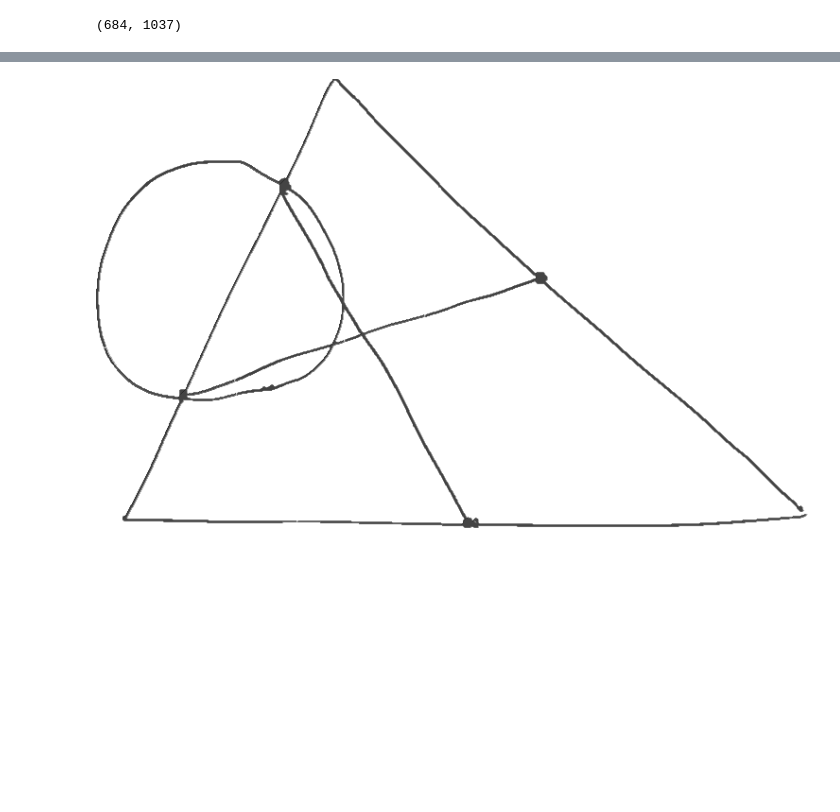
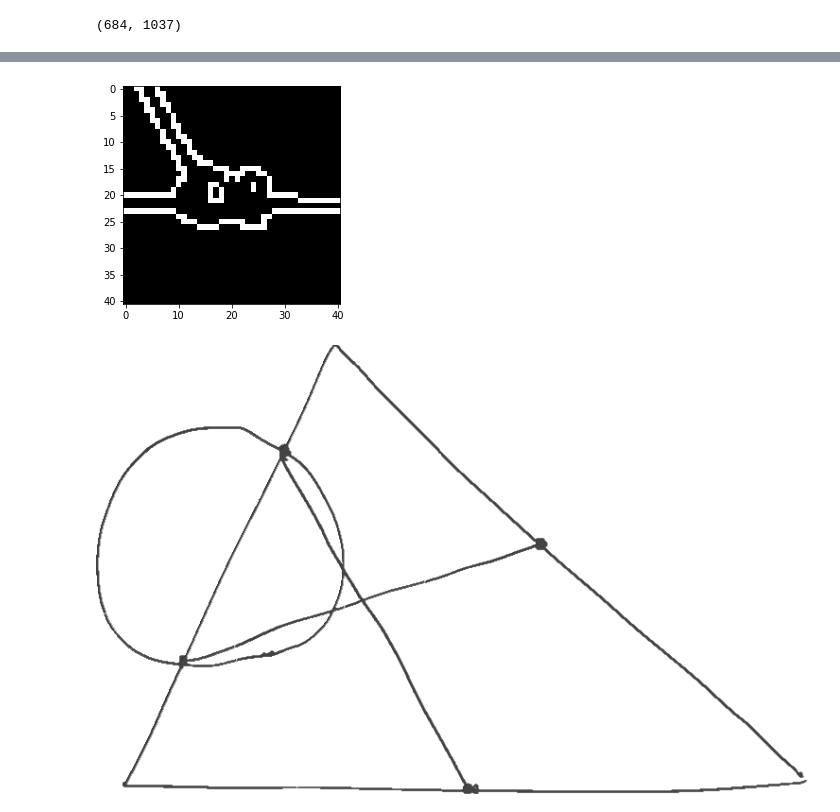
Before and after one commit to coderrg/Apollonius, a Jupyter notebook: development.ipynb, the cells around one changed output, grey strips where cells are left out. Saved outputs shown, nothing was run; the diff lists cells and outputs as text; code cells hidden in the pictures; blank space fills up the shorter version.

```diff
--- a/development.ipynb
+++ b/development.ipynb
@@ -70,3 +68,18 @@ new_array = np.array(edges)
  [0. 0. 0. 0. 0. 0. 0. 0. 0. 1. 0. 0. 1. 1. 0.]
  [0. 0. 0. 0. 0. 0. 0. 0. 0. 1. 1. 0. 0. 1. 1.]
  [0. 0. 0. 0. 0. 0. 0. 0. 0. 0. 1. 1. 0. 0. 1.]]
+# %%
+# Threshold Image
+def thresholdImage(image, threshold):
+    for i in range(len(image)):
+        for j in range(len(image[i])):
+            image[i][j] = int(image[i][j] <= threshold)
+    return image
+
+img = thresholdImage(img, threshold)
+print(img[320:340, 360:380])
+for i in range(len(img)):
+    for j in range(len(img[i])):
+        img[i][j] = (255 * img[i][j])
+
+cv2.imwrite('tests/houghcircles001.jpg',img)
@@ -141,51 +176,74 @@ def line_width(filename, row, col):
     image = cv2.imread(filename, 0)
     edges = cv2.Canny(image, 100, 200)
     image = minmaxScaler(image)
+    image = thresholdImage(image, threshold)
     edges = minmaxScaler(edges)
-    print_img = 100 * image
-    for i in range(len(print_img)):
-        for j in range(len(print_img[i])):
-            print_img[i][j] = int(print_img[i][j])
-    print_img = print_img * 0.01
-    print(1 - print_img[row - 5: row + 6, col - 5: col + 6])
-    print(edges[row - 1: row + 2, col - 1: col + 2])
-    print(edges[row - 10: row + 11, col - 10: col + 11])
+
+#     print(print_img[row - 5: row + 6, col - 5: col + 6])
+#     print(edges[row - 1: row + 2, col - 1: col + 2])
+#     print(edges[row - 10: row + 11, col - 10: col + 11])
 #     print(np.array(edges).shape)
     if not edges[row][col]:
         return -1
-    max_width = min(rows, cols)
+    max_width = max(rows, cols)
 #     directions = [0 for i in range(4)]
     initial_loc = [-1 for i in range(4)]
     directions_stage = [0 for i in range(4)]
-    final_widths = [max_width for i in range(4)]
+    final_widths = [2 * max_width for i in range(4)]
     for r in range(max_width):
-        print(directions_stage)
         for i in [-1, 1]:
             if row + r * i >= 0 and row + r * i < rows:
                 if edges[row + r * i][col]:
                     if directions_stage[i+1] == 0 or directions_stage[i+1] == 2:
                         directions_stage[i+1] += 1
-                elif image[row + r * i][col] <= threshold:
-                    if directions_stage[i+1] == 1 or directions_stage[i+1] == 3:
+                elif image[row + r * i][col]:
+#                 elif image[row + r * i][col] <= threshold:
+                    if directions_stage[i+1] == 1:
+                        directions_stage[i+1] += 1
+                else:
+                    if directions_stage[i+1] == 3:
                         directions_stage[i+1] += 1
             if col + r * i >= 0 and col + r * i < cols:
                 if edges[row][col + r * i]:
                     if directions_stage[i+2] == 0 or directions_stage[i+2] == 2:
                         directions_stage[i+2] += 1
-                elif image[row][col + r * i] <= threshold:
-                    if directions_stage[i+2] == 1 or directions_stage[i+2] == 3:
+                elif image[row][col + r * i]:
+#                 elif image[row][col + r * i] <= threshold:
+                    if directions_stage[i+2] == 1:
+                        directions_stage[i+2] += 1
+                else:
+                    if directions_stage[i+2] == 3:
                         directions_stage[i+2] += 1
         for j in range(4):
             if directions_stage[j] > 0 and initial_loc[j] < 0:
-                initial_loc[j] = r + 1
+                initial_loc[j] = r
             if directions_stage[j] == 4:
                 final_widths[j] = r - initial_loc[j]
-        if min(final_widths) < max_width:
+        if min(final_widths) < 2 * max_width:
+            print("The final widths are ", final_widths)
             return min(final_widths)
+#         print(r, directions_stage, initial_loc)
+
     return max_width
 
+row = 530
+col = 488
+# [520:540, 475:500]
+print_img = cv2.imread(filename, 0)
+print("The original image at this location is: \n ", print_img[row - 10: row + 11, col - 10: col + 11])
+print_edges = cv2.Canny(print_img, 100, 200)
+plt.imshow(print_edges[row - 20: row + 21, col - 20: col + 21], cmap='gray')
+print_img = minmaxScaler(print_img)
+print_edges = minmaxScaler(print_edges)
+print_img = thresholdImage(print_img, threshold)
+
+print_img[row][col] = 3 if print_img[row][col] else 2
+print_edges[row][col] = 3 if print_img[row][col] else 2
+print("The thresholded image at this location is: \n ", print_img[row - 10: row + 11, col - 10: col + 11])
+print("The edges at this location is: \n ", print_edges[row - 10: row + 11, col - 10: col + 11])
+print(line_width(filename, row, col))
 for i in [-1, 0, 1]:
     for j in [-1, 0, 1]:
-        print(line_width(filename, 196 + i, 297 + j))
+        print("Row = {} and column = {} results in {}".format(row + i, col + j, line_width(filename, row + i, col + j)))
 print(line_width(filename, 190, 295))
 # %% [output]
@@ -208,4 +266,5 @@ print(line_width(filename, 190, 295))
 -1
+[figure, added]
 # %%
 from collections import deque
 
```
Also changed, not shown: parts of 4 cells of this notebook.
